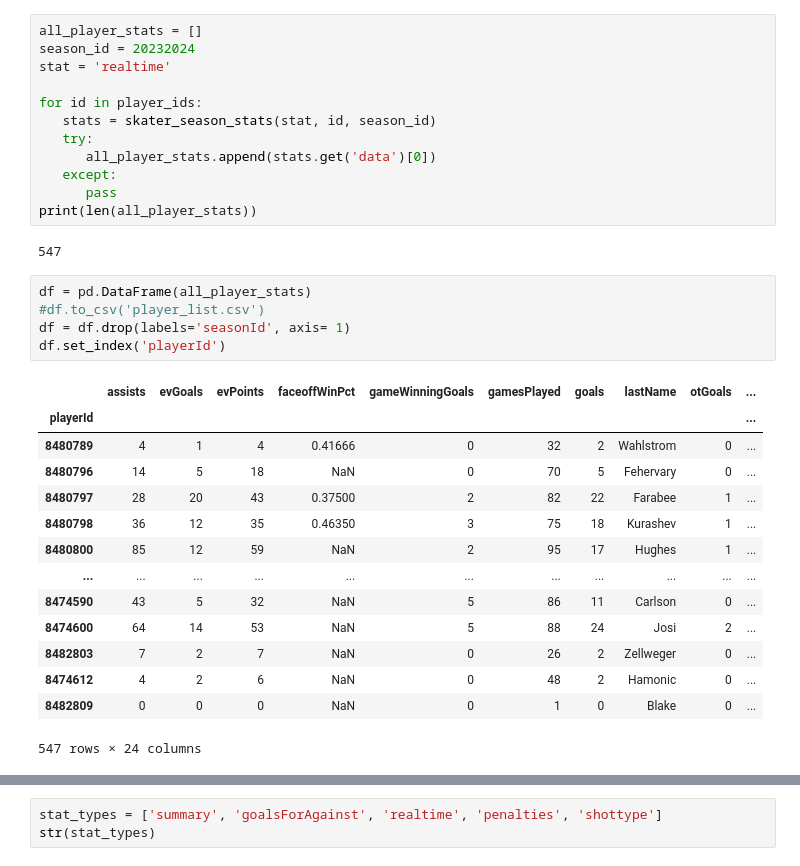
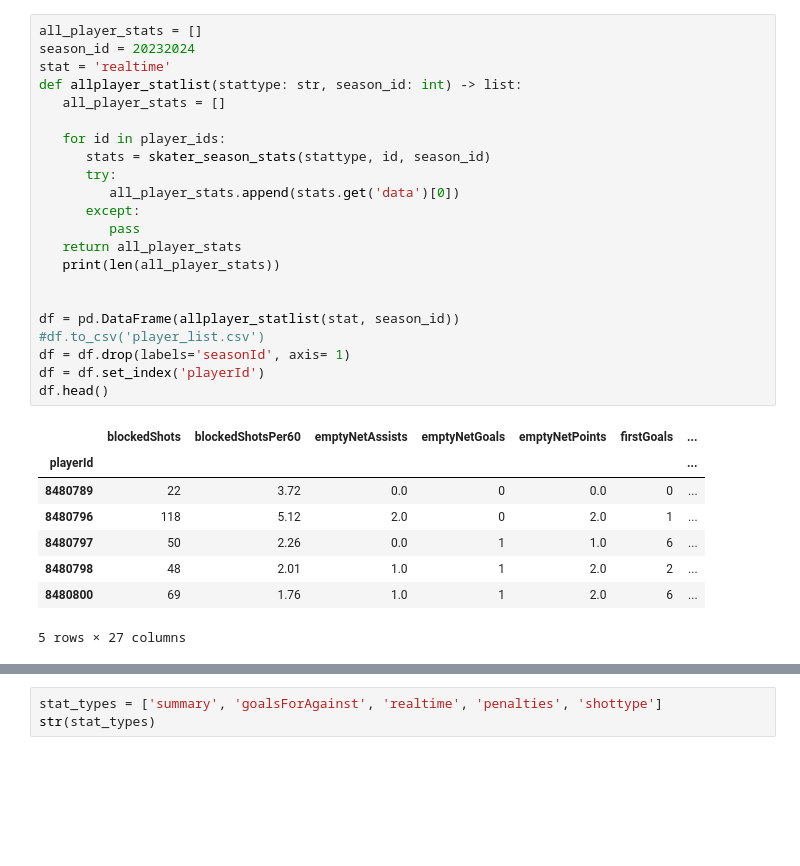
Before and after one commit to HenrikSpitzenpfeil/nhl_playerstats, a Jupyter notebook: nhl_api.ipynb, the cells around one changed output, grey strips where cells are left out. Saved outputs shown, nothing was run; the diff lists cells and outputs as text; blank space fills up the shorter version.

```diff
--- a/nhl_api.ipynb
+++ b/nhl_api.ipynb
@@ -31,34 +63,31 @@ stats
 # %%
 all_player_stats = []
 season_id = 20232024
 stat = 'realtime'
+def allplayer_statlist(stattype: str, season_id: int) -> list:
+   all_player_stats = []
 
-for id in player_ids:
-   stats = skater_season_stats(stat, id, season_id)
-   try:
-      all_player_stats.append(stats.get('data')[0])
-   except:
-      pass
-print(len(all_player_stats))
+   for id in player_ids:
+      stats = skater_season_stats(stattype, id, season_id)
+      try:
+         all_player_stats.append(stats.get('data')[0])
+      except:
+         pass
+   return all_player_stats
+   print(len(all_player_stats))
+
+
+df = pd.DataFrame(allplayer_statlist(stat, season_id))
+#df.to_csv('player_list.csv')
+df = df.drop(labels='seasonId', axis= 1)
+df = df.set_index('playerId')
+df.head()
 # %% [output]
+|  | blockedShots | blockedShotsPer60 | emptyNetAssists | emptyNetGoals | emptyNetPoints | firstGoals | ... |
+| playerId |  |  |  |  |  |  | ... |
+| 8480789 | 22 | 3.72 | 0.0 | 0 | 0.0 | 0 | ... |
+| 8480796 | 118 | 5.12 | 2.0 | 0 | 2.0 | 1 | ... |
+| 8480797 | 50 | 2.26 | 0.0 | 1 | 1.0 | 6 | ... |
+| 8480798 | 48 | 2.01 | 1.0 | 1 | 2.0 | 2 | ... |
+| 8480800 | 69 | 1.76 | 1.0 | 1 | 2.0 | 6 | ... |
-547
+5 rows × 27 columns
-# %%
-df = pd.DataFrame(all_player_stats)
-#df.to_csv('player_list.csv')
-df = df.drop(labels='seasonId', axis= 1)
-df.set_index('playerId')
-# %% [output]
-|  | assists | evGoals | evPoints | faceoffWinPct | gameWinningGoals | gamesPlayed | goals | lastName | otGoals | ... |
-| playerId |  |  |  |  |  |  |  |  |  | ... |
-| 8480789 | 4 | 1 | 4 | 0.41666 | 0 | 32 | 2 | Wahlstrom | 0 | ... |
-| 8480796 | 14 | 5 | 18 | NaN | 0 | 70 | 5 | Fehervary | 0 | ... |
-| 8480797 | 28 | 20 | 43 | 0.37500 | 2 | 82 | 22 | Farabee | 1 | ... |
-| 8480798 | 36 | 12 | 35 | 0.46350 | 3 | 75 | 18 | Kurashev | 1 | ... |
-| 8480800 | 85 | 12 | 59 | NaN | 2 | 95 | 17 | Hughes | 1 | ... |
-| ... | ... | ... | ... | ... | ... | ... | ... | ... | ... | ... |
-| 8474590 | 43 | 5 | 32 | NaN | 5 | 86 | 11 | Carlson | 0 | ... |
-| 8474600 | 64 | 14 | 53 | NaN | 5 | 88 | 24 | Josi | 2 | ... |
-| 8482803 | 7 | 2 | 7 | NaN | 0 | 26 | 2 | Zellweger | 0 | ... |
-| 8474612 | 4 | 2 | 6 | NaN | 0 | 48 | 2 | Hamonic | 0 | ... |
-| 8482809 | 0 | 0 | 0 | NaN | 0 | 1 | 0 | Blake | 0 | ... |
-547 rows × 24 columns
```
Also changed, not shown: parts of 14 cells of this notebook, 1 other file.
